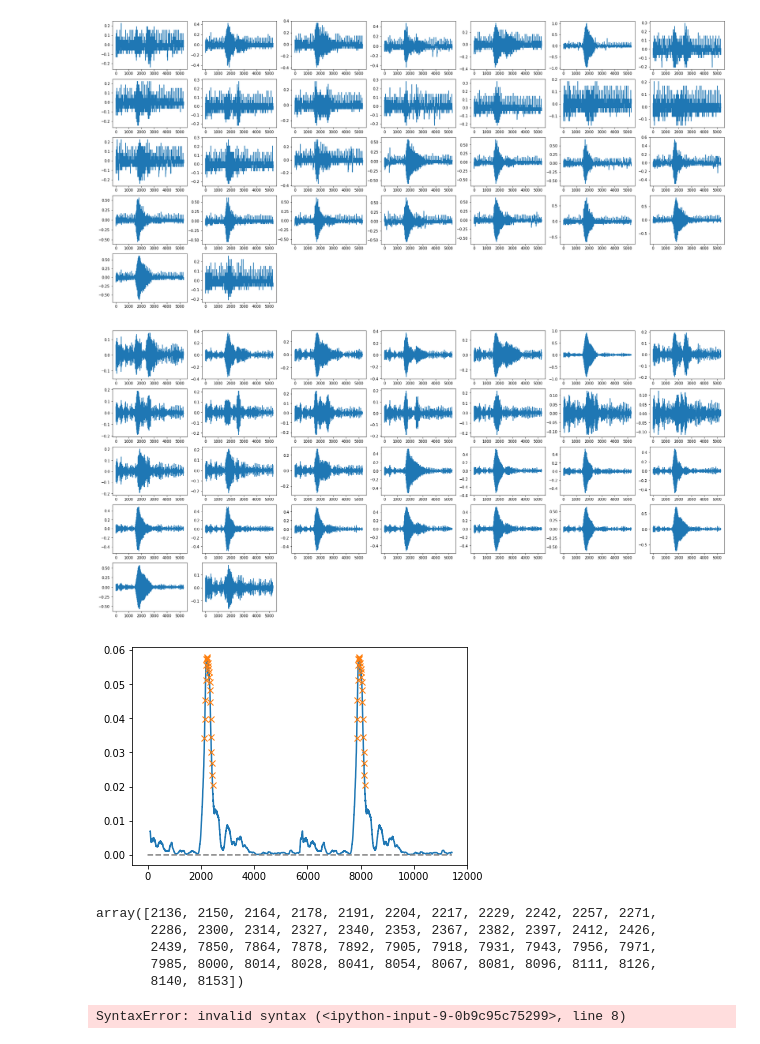
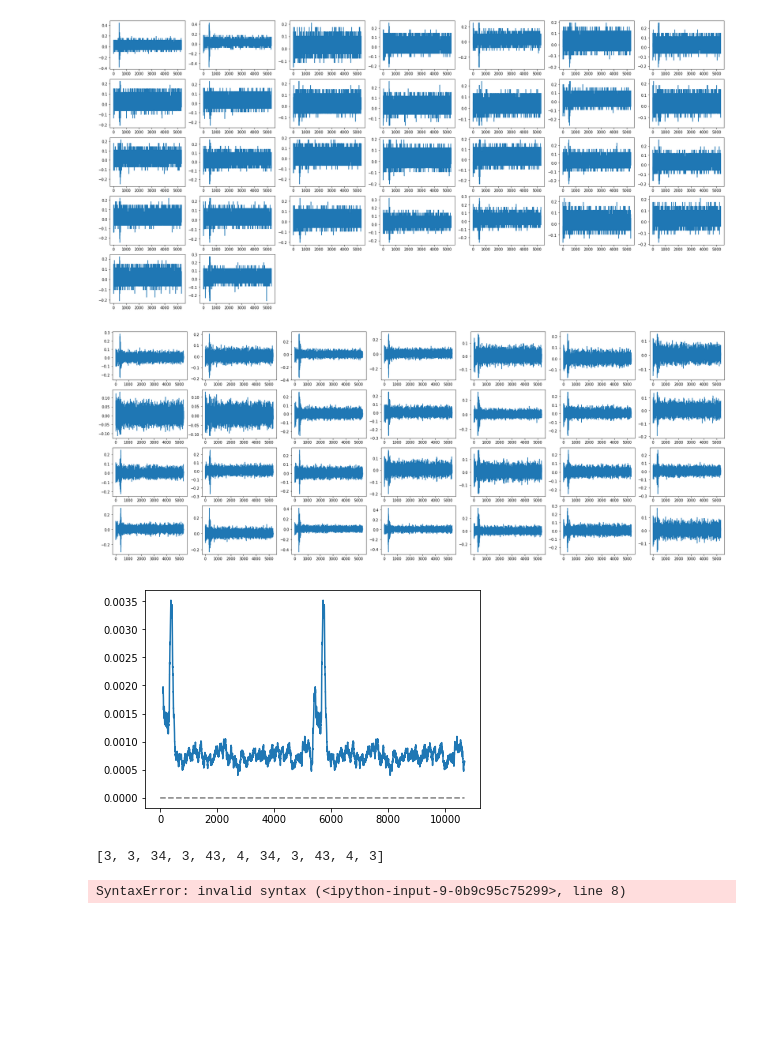
Before and after one commit to joshianuj/MachineLearningComparision, a Jupyter notebook: jupyter-notebook/1MHz_jupyter/Echo Separation.ipynb, the cells around one changed output. Saved outputs shown, nothing was run; the diff lists cells and outputs as text; code cells hidden in the pictures; blank space fills up the shorter version.

```diff
--- a/jupyter-notebook/1MHz_jupyter/Echo Separation.ipynb
+++ b/jupyter-notebook/1MHz_jupyter/Echo Separation.ipynb
@@ -11,6 +11,11 @@ from scipy import signal
 from sklearn.model_selection import train_test_split
 import glob
 
+fs = 114000
+# fs = 2380000
+# fs = 1140000
+cutoff = 56000 #in Hz
+
 def get_fft_set(file_names):
     fft_set = []
     for files in file_names:
@@ -20,7 +25,6 @@ def get_fft_set(file_names):
     return fft_set
 
 def fft_from_data_frame(data_frame):
-    fs= 1.14e6
     signal_set = []
     nan_indexes = np.where(np.any(np.isnan(data_frame.values), axis=1))
     data_frame_values = np.delete(data_frame.values, nan_indexes, axis=0)
@@ -35,11 +39,8 @@ def fft_from_data_frame(data_frame):
         signal_set.append(np.abs(cut_high_signal))
     return signal_set
 
-cutoff = 60000 #in Hz
-# fs = 2380000
-fs = 1140000
 order = 5
-NOISE_SIZE = 0
+NOISE_SIZE = 350
 DATA_HEADERS_SIZE = 9
 
 
@@ -71,31 +72,34 @@ def plot_graphs(data):
         counter = 0
         if index < 30:
             ax = fig.add_subplot(7,7, index + 1)
-            ax.plot(data[400:])
+            ax.plot(data)
 #             peaks, _ = find_peaks(data, height=0)
 #             ax.plot(peaks, data[peaks])
 
 def find_echo(data, window_size = 100):
-    ECHO_SIZE = 1000
-    rolling_max = data.rolling(window=ECHO_SIZE, axis=1).max()
+    rolling_max = data.rolling(window=window_size, axis=1).max()
     length = data.shape[1]
 
 
 #Step 1 and 2
 def get_time_domain_without_offset(data_frame):
-    required_data_frame = data_frame.iloc[:, DATA_HEADERS_SIZE:]
+    required_data_frame = data_frame.iloc[:, 370:]
     #print(data_frame)
     #print(required_data)
     return required_data_frame.sub(required_data_frame.mean(axis=1), axis=0)
 # %%
 human_data = glob.glob('../../data/1mhz_data/human/human_A/110/*.csv')
 # '../../data/114KHz_Data/Human/Human_A/80/1.csv'
-human_data = pd.read_csv('../../data/1mhz_data/human/human_A/80/1.csv', skiprows=[0], header= None)
+# human_data = pd.read_csv('../../data/114KHz_Data/Human/Human_A/80/1.csv', skiprows=[0], header= None)
+# human_data = pd.read_csv('../../data/2MHz_data/Human/Side_Standing_Black_Jeans/80/1.csv', skiprows=[0], header= None)
+# human_data = pd.read_csv('../../data/Offset/114KHz.csv', skiprows=[0], header= None)
+
+human_data = pd.read_csv('../../data/114KHz_Data/Human/Human_B/90/1.csv', skiprows=[0], header= None)
 human_data_without_offset = get_time_domain_without_offset(human_data)
 # %%
 plot_graphs(human_data_without_offset.values)
 # %% [output]
-[figure, old version]
+[figure, new version]
 # %%
 new_data= []
 for data in human_data_without_offset.values:
@@ -103,24 +107,25 @@ for data in human_data_without_offset.values:
 new_data = np.array(new_data)
 plot_graphs(new_data)
 # %% [output]
-[figure, old version]
+[figure, new version]
 # %%
 dfObj = pd.DataFrame(new_data)
 result = pd.concat([dfObj, dfObj], axis=1, sort=False)
 a = result.rolling(window=100, axis=1).var()
-value = a.values[1]
-peaks, _ = find_peaks(value, height=0.02)
+value = a.values[7]
+peaks, _ = signal.find_peaks(value, height=0.011)
 plt.plot(value)
 plt.plot(peaks, value[peaks], "x")
 plt.plot(np.zeros_like(value), "--", color="gray")
 plt.show()
 # %% [output]
-[figure, old version]
+[figure, new version]
-array([2136, 2150, 2164, 2178, 2191, 2204, 2217, 2229, 2242, 2257, 2271,
-       2286, 2300, 2314, 2327, 2340, 2353, 2367, 2382, 2397, 2412, 2426,
-       2439, 7850, 7864, 7878, 7892, 7905, 7918, 7931, 7943, 7956, 7971,
-       7985, 8000, 8014, 8028, 8041, 8054, 8067, 8081, 8096, 8111, 8126,
-       8140, 8153])
+# %%
+a = 2
+b = [1,2,3,3,34,3,43,4,34,3,43,4,3]
+b[a:]
+# %% [output]
+[3, 3, 34, 3, 43, 4, 34, 3, 43, 4, 3]
 # %%
 window_max_result = []
 window_size = 100
```
Also changed, not shown: parts of 1 cell of this notebook, 18 other files.
